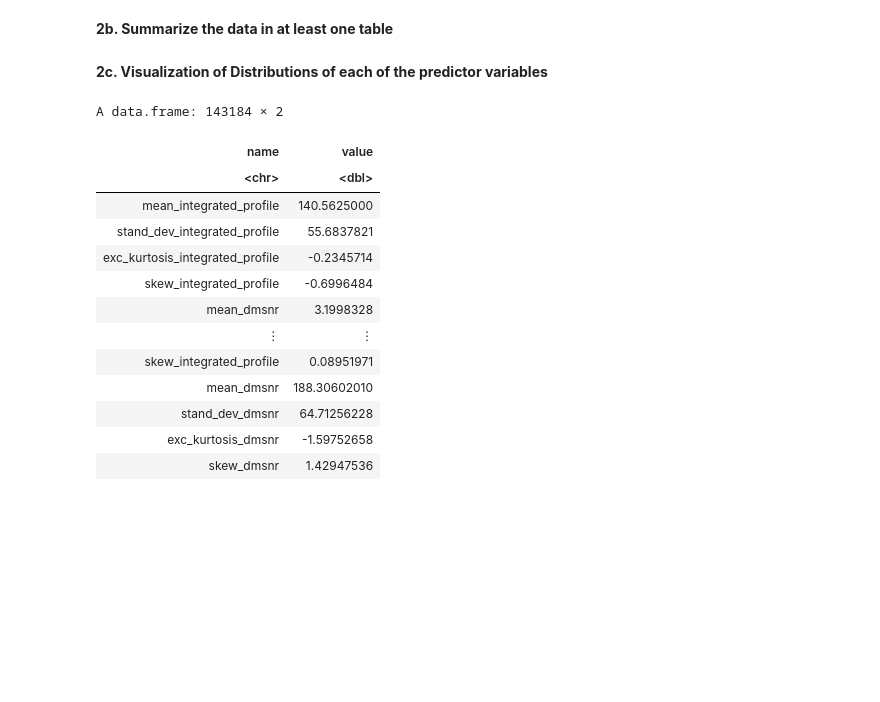
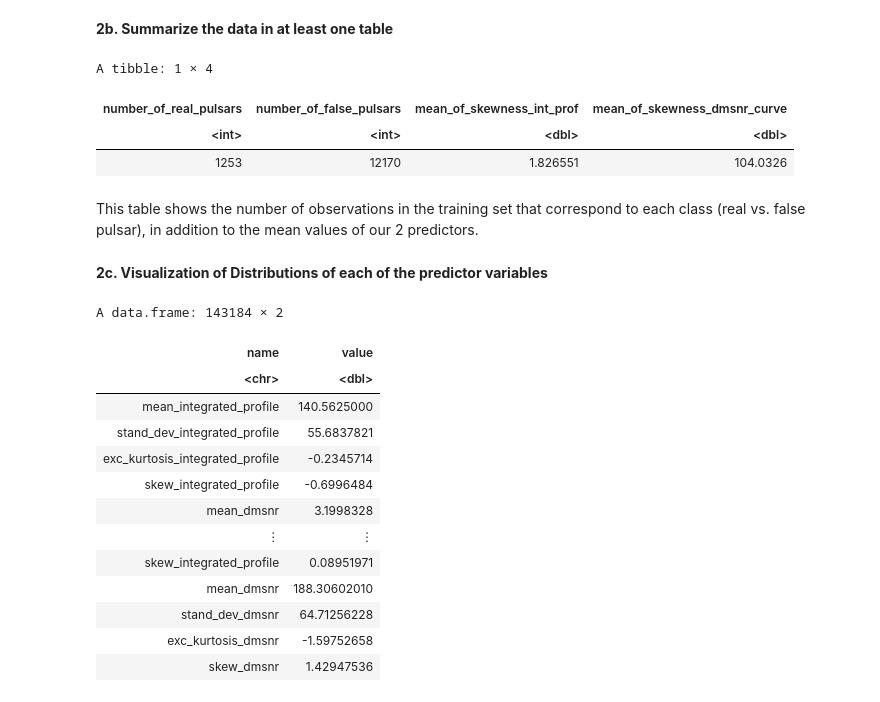
Before and after one commit to nailserverzone/dsci-100-2023w2-group-11, a Jupyter notebook: Proposal.ipynb, the cells around one changed output. Saved outputs shown, nothing was run; the diff lists cells and outputs as text; code cells hidden in the pictures; blank space fills up the shorter version.

Commit message:
Reorganized document
Made the section flow more logically, plus finished the summary table and started the methods section

```diff
--- a/Proposal.ipynb
+++ b/Proposal.ipynb
@@ -142,5 +186,38 @@ $ class                           <fct> 0, 0, 0, 0, 0, 0, 0, 0, 0, 0, 0, 0, 0,
 # %% [markdown]
 <b>2b. Summarize the data in at least one table </b>
+# %%
+class_one <- pulsar_data_train |>
+    filter(class == "1") |>
+    nrow()
+#class_one
+
+class_zero <- pulsar_data_train |>
+    filter(class == "0") |>
+    nrow()
+#class_zero
+
+mean_predictor_one <- pulsar_data_train |>
+    select(skew_integrated_profile) |>
+    summarize(mean = mean(skew_integrated_profile)) |>
+    pull()
+#mean_predictor_one
+
+mean_predictor_two <- pulsar_data_train |>
+    select(skew_dmsnr) |>
+    summarize(mean = mean(skew_dmsnr)) |>
+    pull()
+#mean_predictor_two
+
+summary <- tibble(number_of_real_pulsars = class_one, number_of_false_pulsars = class_zero,
+                  mean_of_skewness_int_prof = mean_predictor_one, mean_of_skewness_dmsnr_curve = mean_predictor_two)
+summary
+# %% [output]
+A tibble: 1 × 4
+| number_of_real_pulsars | number_of_false_pulsars | mean_of_skewness_int_prof | mean_of_skewness_dmsnr_curve |
+| <int> | <int> | <dbl> | <dbl> |
+| 1253 | 12170 | 1.826551 | 104.0326 |
+# %% [markdown]
+This table shows the number of observations in the training set that correspond to each class (real vs. false pulsar), in addition to the mean values of our 2 predictors.
 # %% [markdown]
 <b>2c. Visualization of Distributions of each of the predictor variables</b>
 # %%
```
Also changed, not shown: parts of 15 cells of this notebook.
